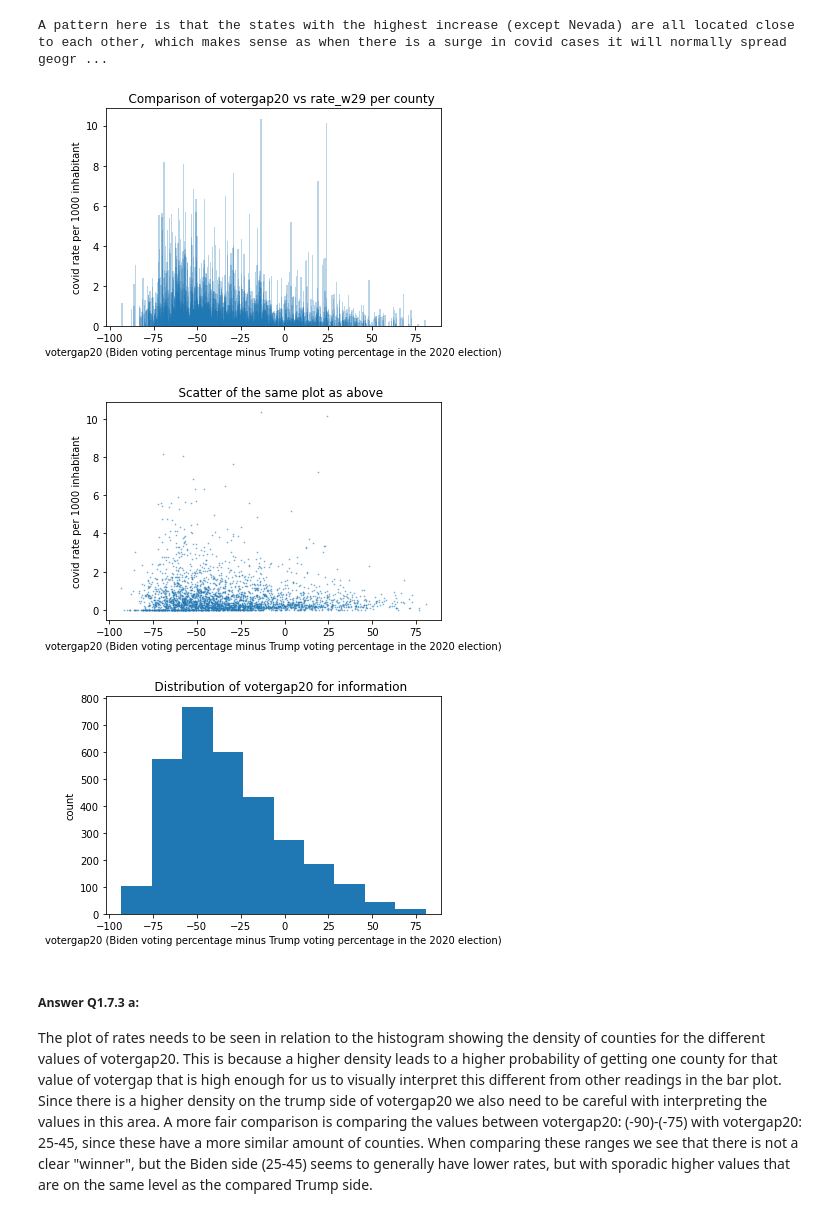
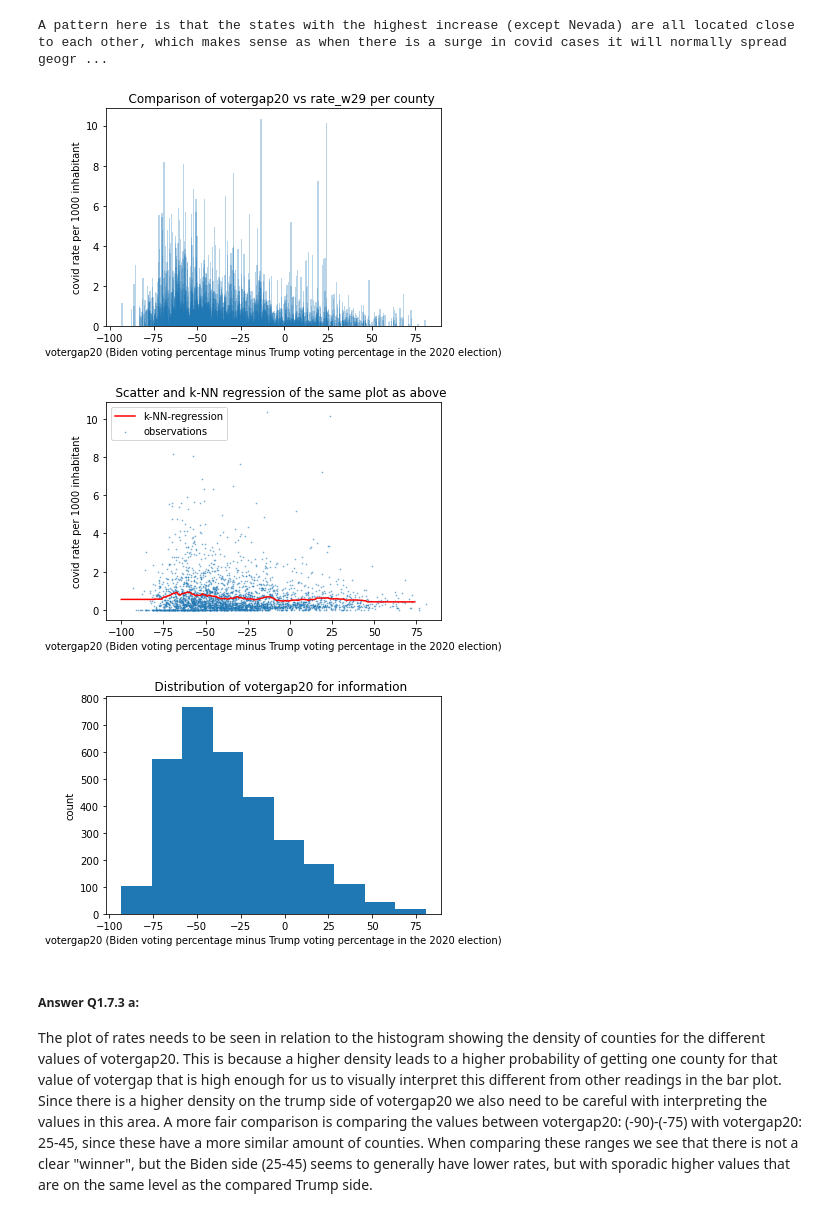
Before and after one commit to kkvalsvik/DataScience_cs109a_Harvard, a Jupyter notebook: cs_s109a_finalexam_2021.ipynb, the cells around one changed output. Drawn from its saved outputs; the diff is of its cells as text; code cells hidden in the pictures.

```diff
--- a/cs_s109a_finalexam_2021.ipynb
+++ b/cs_s109a_finalexam_2021.ipynb
@@ -408,27 +389,39 @@ The five states that had the highest decrease / lowest increase in covid rates b
 | Utah | 0.006025 |
 A pattern here is that the states with the highest increase (except Nevada) are all located close to each other, which makes sense as when there is a surge in covid cases it will normally spread geogr ...
 # %%
-# Create and interpret separate visuals to display how the country case rate in week 29 relates to each of the following
-#variables. Interpret what you see (be specific to this domain).
+# Q1.7.2:
+# a: The political views in the county (as measured by the votergap in the 2020 election).
 
-# a. The political views in the county (as measured by the votergap in the 2020 election).
+# Don't think we are supposted to begin with regression yet, but do it additionally as it gives a good addition to the plot:
+from sklearn.neighbors import KNeighborsRegressor
+knn1 = KNeighborsRegressor(n_neighbors=200)
+knn1.fit(covid_clean['votergap20'].values.reshape(-1, 1), covid_clean['rate_w29'])
+x_dummy1 = np.arange(-100,75,1)
+yhat_dummy100 = knn1.fit(covid_clean['votergap20'].values.reshape(-1, 1), covid_clean['rate_w29']).predict(x_dummy1.reshape(-1, 1))
+
+# Plotting: Bar plot
 plt.bar(covid_clean['votergap20'], covid_clean['rate_w29'], alpha=0.3)
 plt.xlabel('votergap20 (Biden voting percentage minus Trump voting percentage in the 2020 election)')
 plt.ylabel('covid rate per 1000 inhabitant')
 plt.title('    Comparison of votergap20 vs rate_w29 per county')
 plt.show() # Could make subplots like I do in the next task, but thought this is just as fine here.
-plt.scatter(covid_clean['votergap20'], covid_clean['rate_w29'], s=0.5, alpha=0.5)
+
+# Scatter and regression line:
+plt.scatter(covid_clean['votergap20'], covid_clean['rate_w29'], s=0.5, alpha=0.5, label='observations')
+plt.plot(x_dummy1,yhat_dummy100, color='r', label='k-NN-regression')
+plt.legend()
+
 plt.xlabel('votergap20 (Biden voting percentage minus Trump voting percentage in the 2020 election)')
 plt.ylabel('covid rate per 1000 inhabitant')
-plt.title('    Scatter of the same plot as above')
+plt.title('    Scatter and k-NN regression of the same plot as above')
 plt.show()
 plt.hist(covid_clean['votergap20'])
 plt.xlabel('votergap20 (Biden voting percentage minus Trump voting percentage in the 2020 election)')
 plt.ylabel('count')
 plt.title('    Distribution of votergap20 for information');
 # %% [output]
 [figure]
-[figure, old version]
+[figure, new version]
 [figure]
 # %% [markdown]
 ##### Answer Q1.7.3 a:
```
Also changed, not shown: parts of 9 cells of this notebook.
